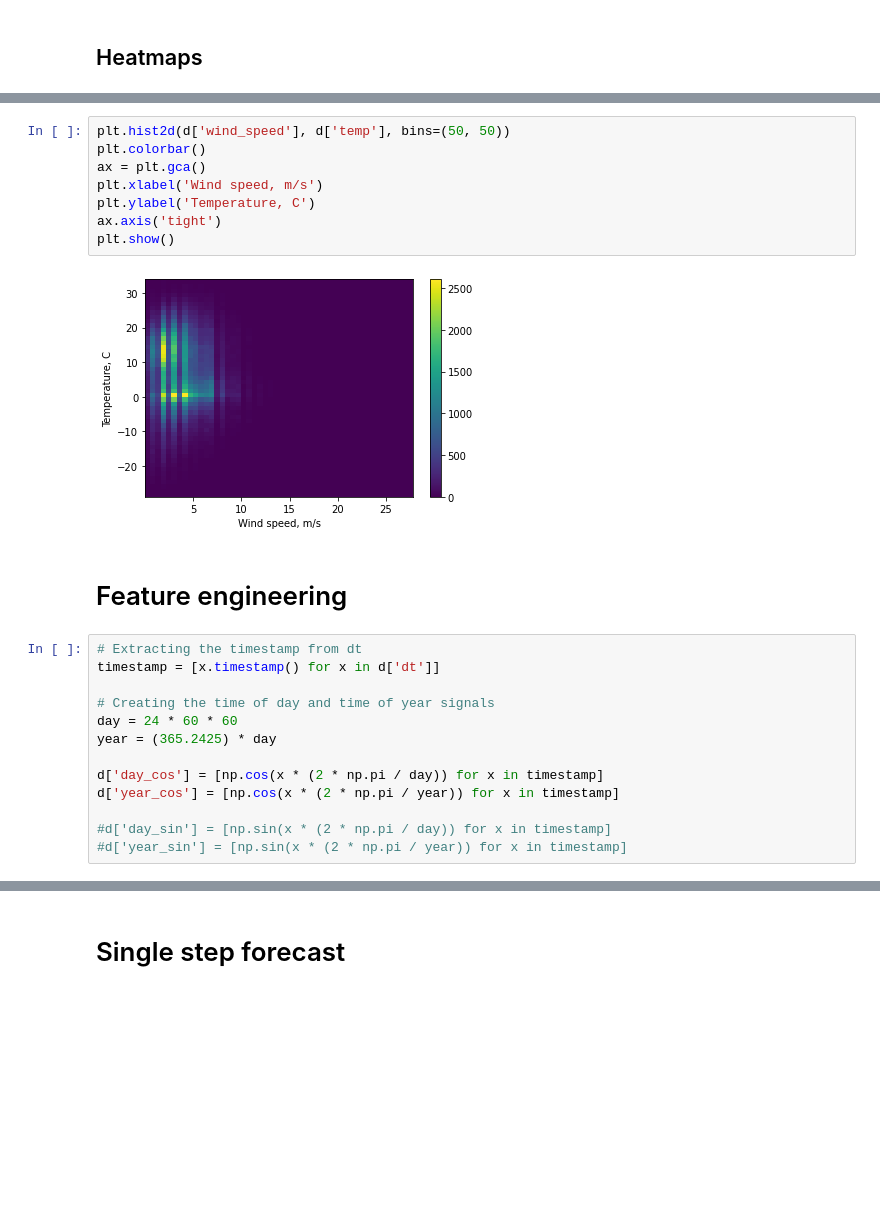
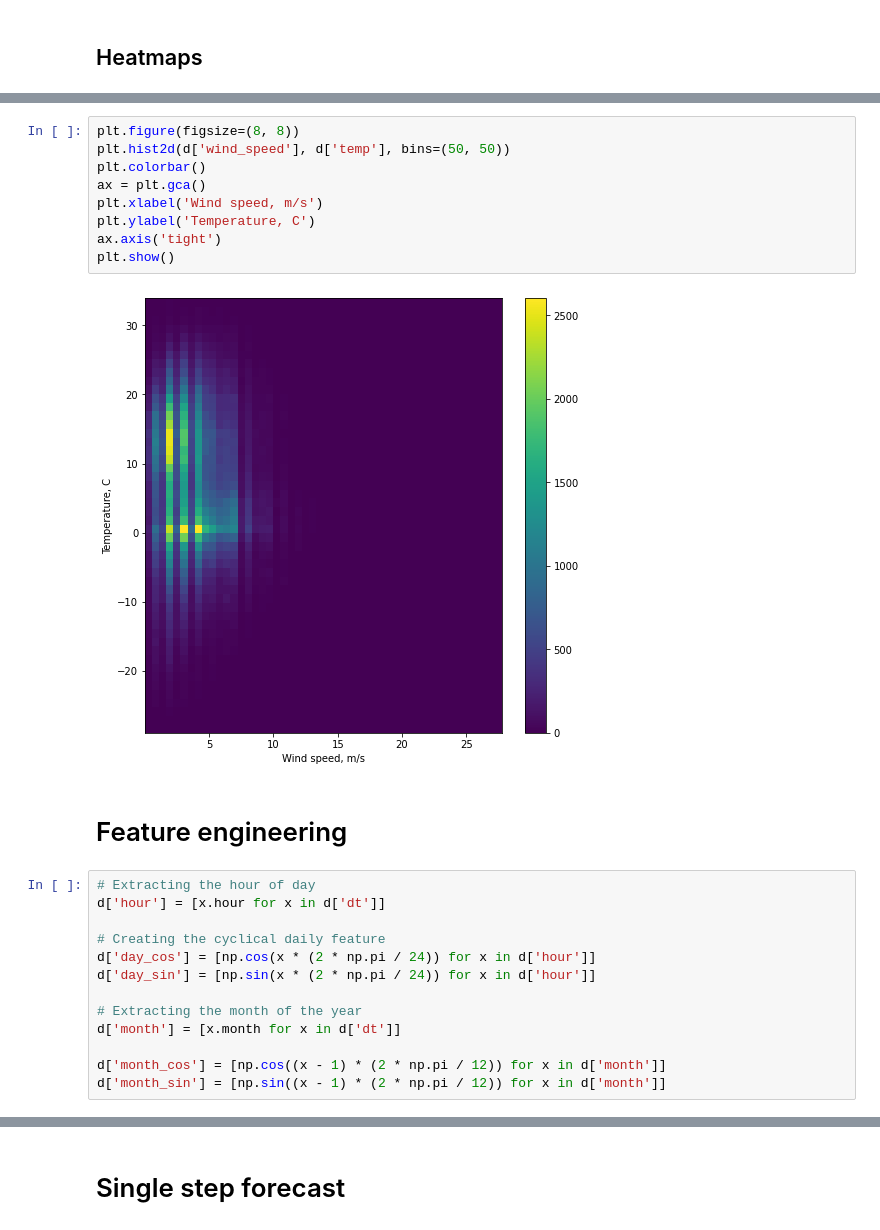
Before and after one commit to Eligijus112/Vilnius-weather-LSTM, a Jupyter notebook: weather-analysis.ipynb, the cells around one changed output, grey strips where cells are left out. Cells and saved outputs as stored; diff of their text form; blank space fills up the shorter version.

```diff
--- a/weather-analysis.ipynb
+++ b/weather-analysis.ipynb
@@ -218,25 +259,26 @@ plt.show()
 # %%
+plt.figure(figsize=(8, 8))
 plt.hist2d(d['wind_speed'], d['temp'], bins=(50, 50))
 plt.colorbar()
 ax = plt.gca()
 plt.xlabel('Wind speed, m/s')
 plt.ylabel('Temperature, C')
 ax.axis('tight')
 plt.show()
 # %% [output]
-[figure, old version]
+[figure, new version]
 # %% [markdown]
 # Feature engineering
 # %%
-# Extracting the timestamp from dt
-timestamp = [x.timestamp() for x in d['dt']]
+# Extracting the hour of day
+d['hour'] = [x.hour for x in d['dt']]
 
-# Creating the time of day and time of year signals
-day = 24 * 60 * 60
-year = (365.2425) * day
+# Creating the cyclical daily feature
+d['day_cos'] = [np.cos(x * (2 * np.pi / 24)) for x in d['hour']]
+d['day_sin'] = [np.sin(x * (2 * np.pi / 24)) for x in d['hour']]
 
-d['day_cos'] = [np.cos(x * (2 * np.pi / day)) for x in timestamp]
-d['year_cos'] = [np.cos(x * (2 * np.pi / year)) for x in timestamp]
+# Extracting the month of the year
+d['month'] = [x.month for x in d['dt']]
 
-#d['day_sin'] = [np.sin(x * (2 * np.pi / day)) for x in timestamp]
-#d['year_sin'] = [np.sin(x * (2 * np.pi / year)) for x in timestamp]
+d['month_cos'] = [np.cos((x - 1) * (2 * np.pi / 12)) for x in d['month']]
+d['month_sin'] = [np.sin((x - 1) * (2 * np.pi / 12)) for x in d['month']]
```
Also changed, not shown: parts of 32 cells of this notebook.
